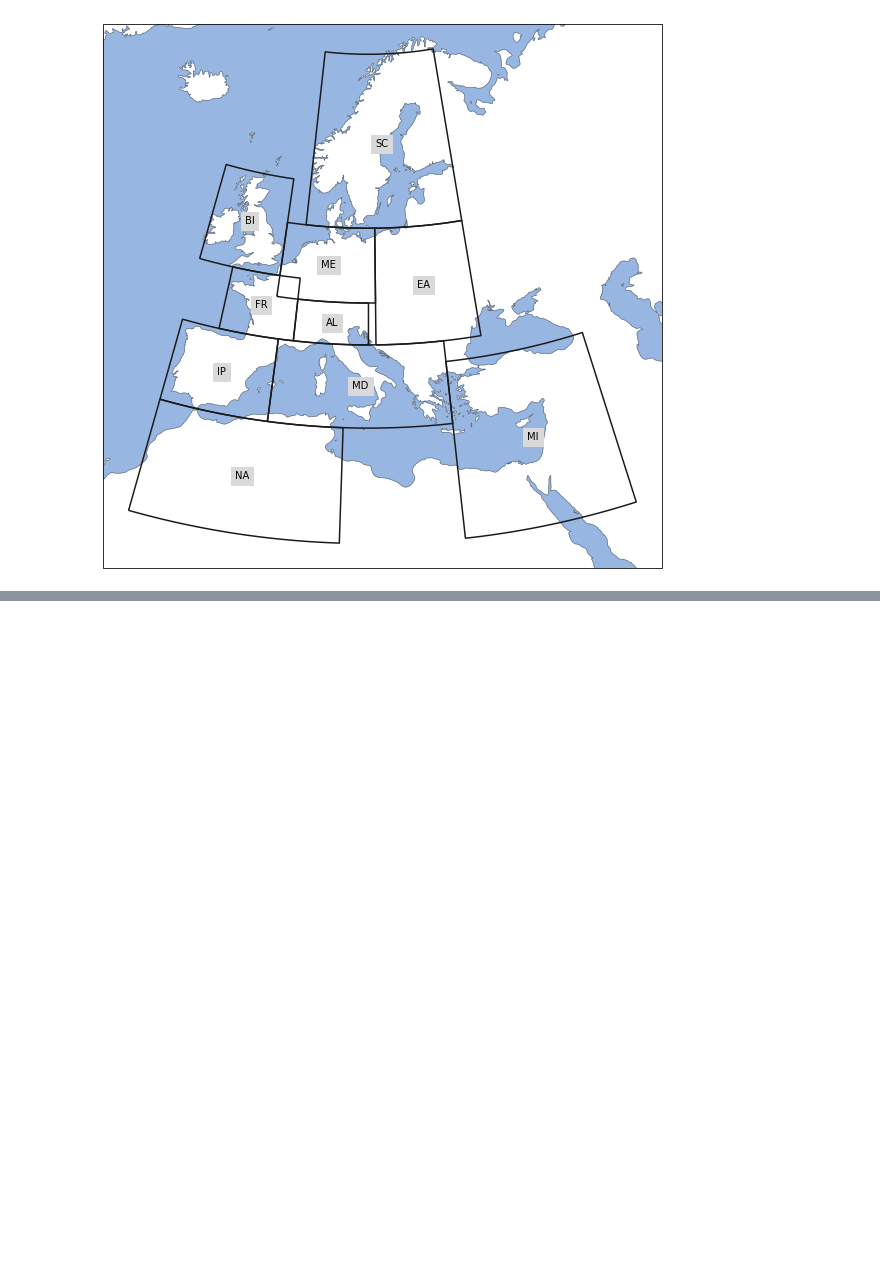
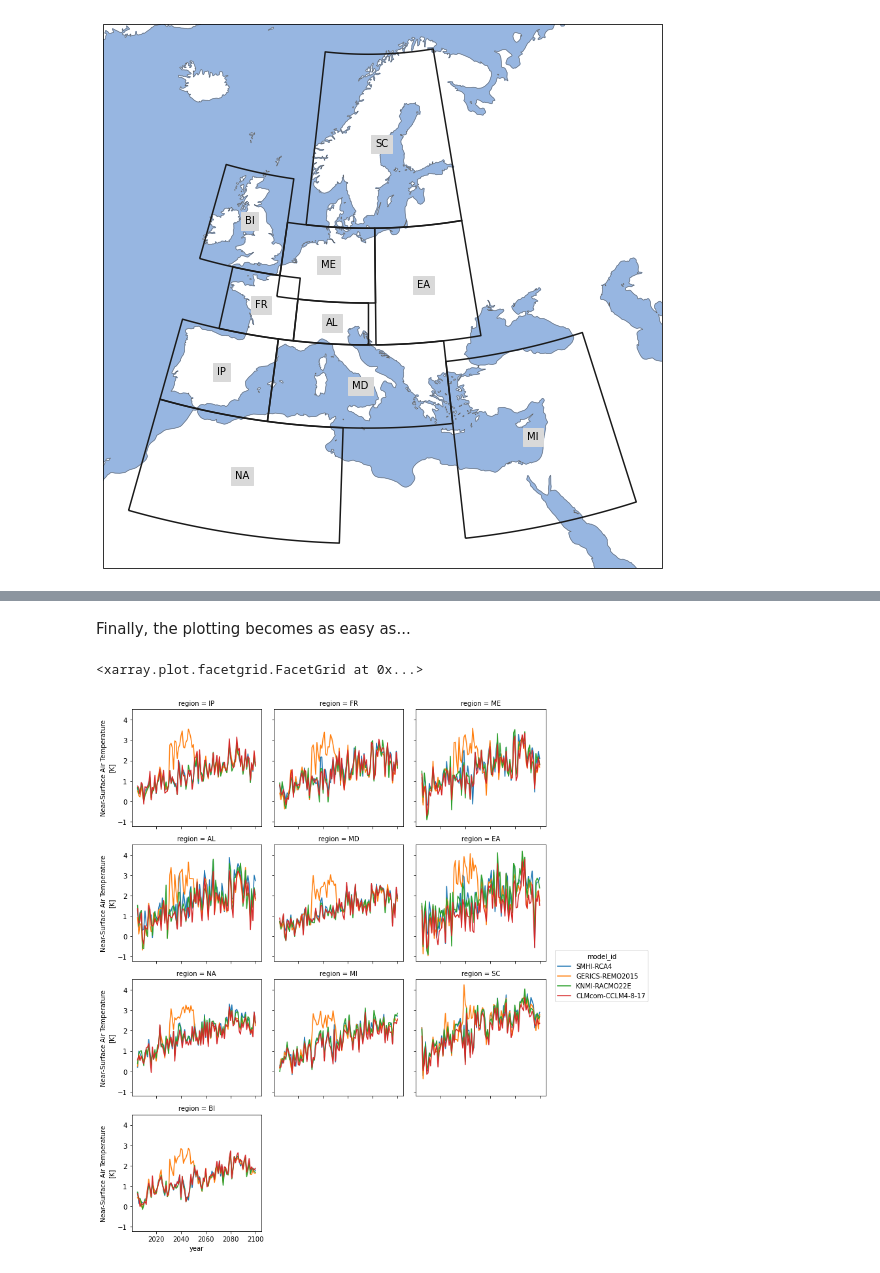
Before and after one commit to euro-cordex/py-cordex, a Jupyter notebook: notebooks/prudence.ipynb, the cells around one changed output, grey strips where cells are left out. Cells and saved outputs as stored; diff of their text form; code cells hidden in the pictures; blank space fills up the shorter version.

```diff
--- a/notebooks/prudence.ipynb
+++ b/notebooks/prudence.ipynb
@@ -82,0 +288,2 @@ plot(me_topo, transform=ccrs.RotatedPole(*pole), projection=ccrs.RotatedPole(*po
+# %%
+prudence_changes = changes_.weighted(mask * weight).mean(dim=("rlat", "rlon"))
@@ -82,0 +292,3 @@ plot(me_topo, transform=ccrs.RotatedPole(*pole), projection=ccrs.RotatedPole(*po
+# %%
+prudence_changes_ = prudence_changes.persist()
+progress(prudence_changes_)
@@ -82,0 +297,8 @@ plot(me_topo, transform=ccrs.RotatedPole(*pole), projection=ccrs.RotatedPole(*po
+# %% [markdown]
+Finally, the plotting becomes as easy as...
+# %%
+prudence_changes_['region'] = prudence_changes_.abbrevs
+prudence_changes_.plot(col='region', col_wrap=3, hue='model_id')
+# %% [output]
+<xarray.plot.facetgrid.FacetGrid at 0x...>
+[figure, added]
```
Also changed, not shown: parts of 47 cells of this notebook, 1 other file.
